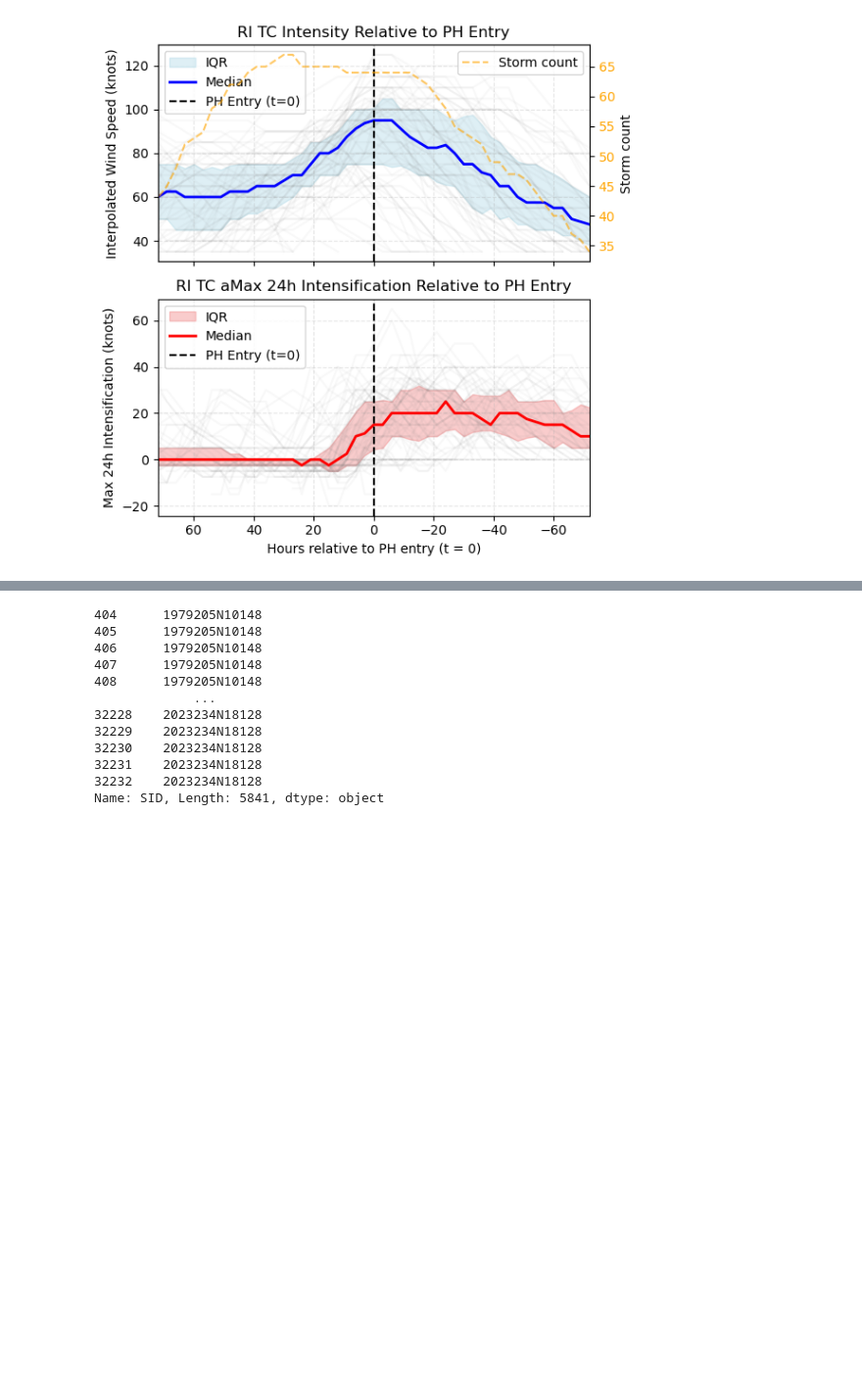
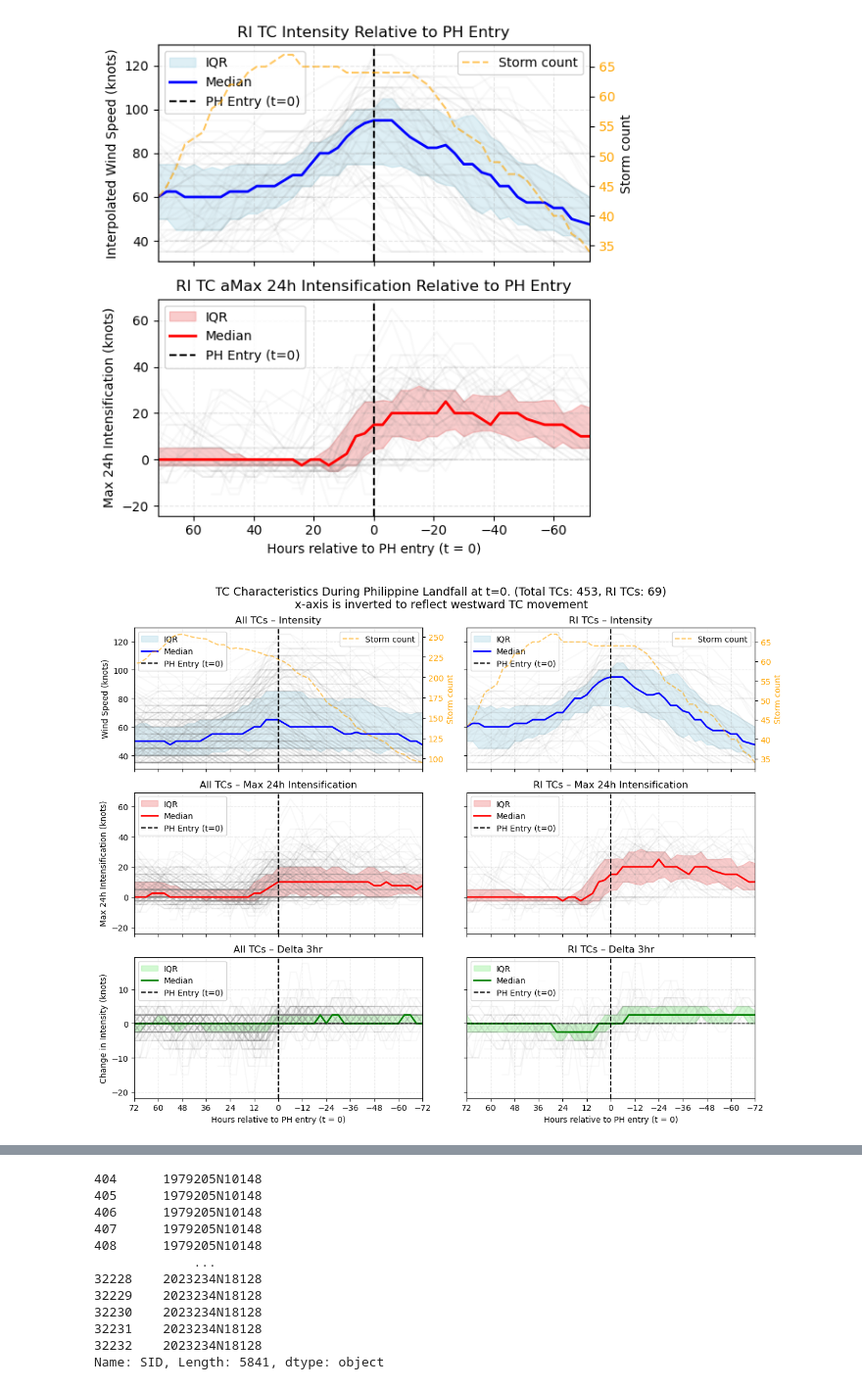
Before and after one commit to baracoma/tc-statistics, a Jupyter notebook: calculate-lifetime.ipynb, the cells around one changed output, grey strips where cells are left out. Shown at 98% size. Cells and saved outputs as stored; diff of their text form; code cells hidden in the pictures; blank space fills up the shorter version.

```diff
--- a/calculate-lifetime.ipynb
+++ b/calculate-lifetime.ipynb
@@ -1091,7 +1091,7 @@ ax5.fill_between(stats['t_step'], stats['p25_max_intens'], stats['p75_max_intens
                  color='lightcoral', alpha=0.4, label='IQR')
 ax5.plot(stats['t_step'], stats['median_max_intens'], color='red', linewidth=2, label='Median')
 ax5.axvline(0, color='black', linestyle='--', label='PH Entry (t=0)')
-ax5.set_xlabel("Hours relative to PH entry (t = 0)")
+# ax5.set_xlabel("Hours relative to PH entry (t = 0)")
 ax5.set_ylabel("Max 24h Intensification (knots)")
 ax5.set_title("All TCs – Max 24h Intensification")
 ax5.grid(True, linestyle='--', alpha=0.3)
@@ -1106,7 +1106,7 @@ ax6.fill_between(stats_ri['t_step'], stats_ri['p25_max_intens'], stats_ri['p75_m
                  color='lightcoral', alpha=0.4, label='IQR')
 ax6.plot(stats_ri['t_step'], stats_ri['median_max_intens'], color='red', linewidth=2, label='Median')
 ax6.axvline(0, color='black', linestyle='--', label='PH Entry (t=0)')
-ax6.set_xlabel("Hours relative to PH entry (t = 0)")
+# ax6.set_xlabel("Hours relative to PH entry (t = 0)")
 ax6.set_title("RI TCs – Max 24h Intensification")
 ax6.grid(True, linestyle='--', alpha=0.3)
 ax6.legend(loc='upper left')
@@ -1136,35 +1136,38 @@ ax8 = axs[2, 1]
 for sid, group in df_ri.groupby('SID'):
     ax8.plot(group['t_step'], group['delta_3hr'], color='gray', alpha=0.05)
 
 ax8.fill_between(stats_ri['t_step'], stats_ri['p25_delta_3hr'], stats_ri['p75_delta_3hr'],
                  color='lightgreen', alpha=0.4, label='IQR')
 ax8.plot(stats_ri['t_step'], stats_ri['median_delta_3hr'], color='green', linewidth=2, label='Median')
 ax8.axvline(0, color='black', linestyle='--', label='PH Entry (t=0)')
 
 # Add a horizontal line at y=0 for delta_3hr
 ax8.axhline(0, color='black', linestyle='--', linewidth=1)
 
 ax8.set_xlabel("Hours relative to PH entry (t = 0)")
 ax8.set_title("RI TCs – Delta 3hr")
 ax8.grid(True, linestyle='--', alpha=0.3)
 ax8.legend(loc='upper left')
 
 # ==== Invert X axis for all subplots ====
 for ax in axs.flat:
     ax.set_xlim(72, -72)
     ax.set_xticks(np.arange(-72, 75, 12))
 
 plt.tight_layout()
 # Get the number of TCs
 total_tcs = len(df_ph_labeled['SID'].unique())  # Total number of all TCs
 total_ri_tcs = len(df_ri['SID'].unique())  # Total number of RI TCs
 
 # Add a general title for all subplots with count info
 fig.suptitle(f"TC Characteristics During Philippine Landfall at t=0. (Total TCs: {total_tcs}, RI TCs: {total_ri_tcs})\n"
-             "X-axis is inverted to reflect westward TC movement",
-             fontsize=14, y=1.03)
+             "x-axis is inverted to reflect westward TC movement",
+             fontsize=14, y=1.04)
 
 plt.show()
+fig.savefig('tc_characteristics_landfall.png', dpi=300, bbox_inches='tight')
+# %% [output]
+[figure, added]
 # %%
 import matplotlib.pyplot as plt
 import cartopy.crs as ccrs
```
Also changed, not shown: parts of 1 cell of this notebook.
